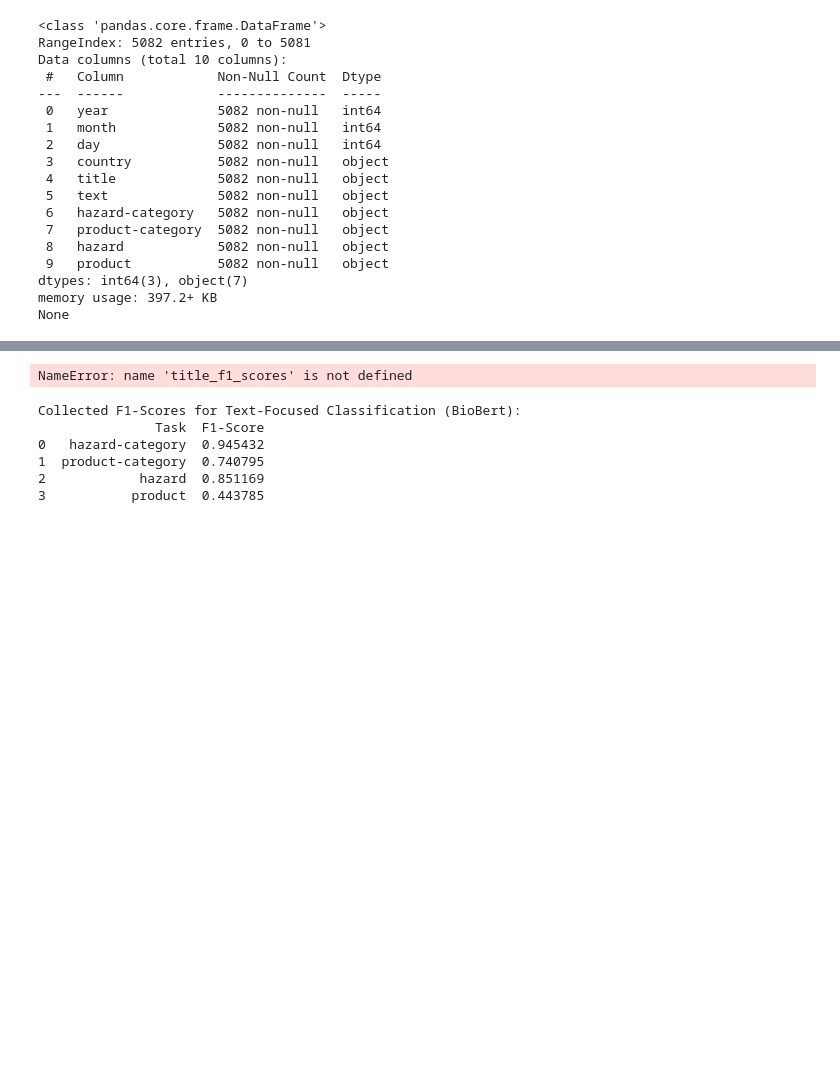
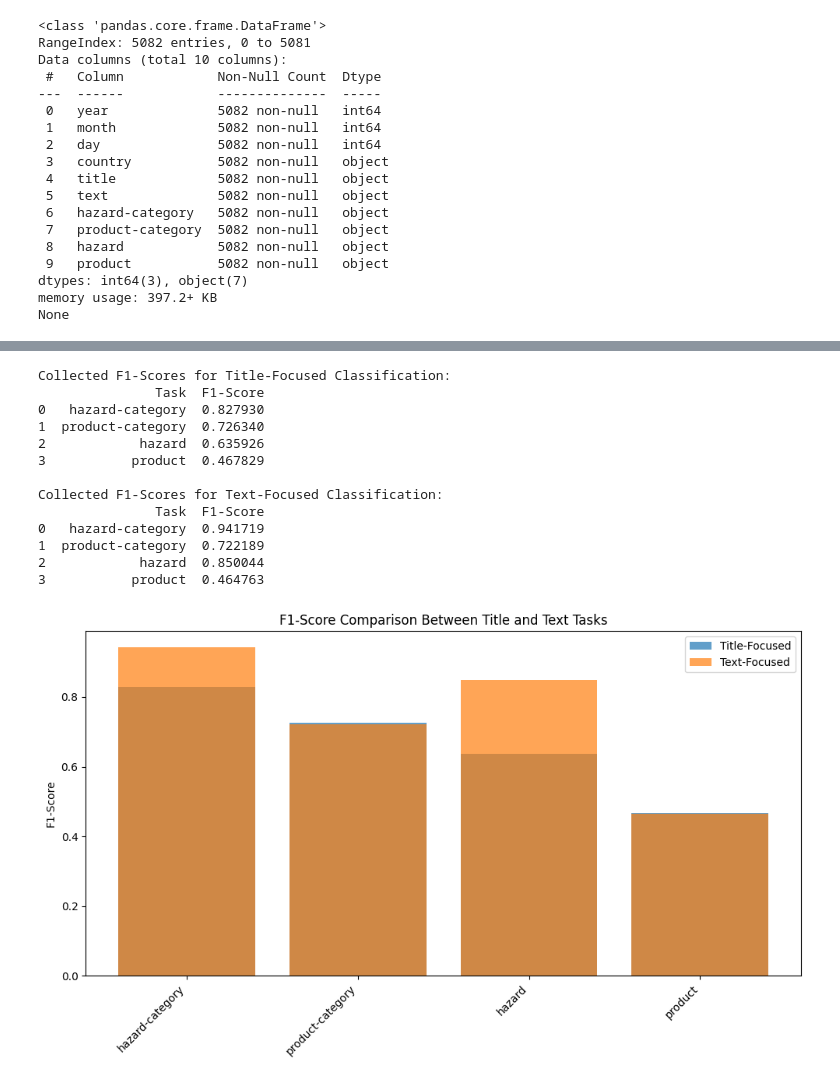
Before and after one commit to jerryk42/My-Colab, a Jupyter notebook: Training.ipynb, the cells around one changed output, grey strips where cells are left out. Cells and saved outputs as stored; diff of their text form; code cells hidden in the pictures; blank space fills up the shorter version.

```diff
--- a/Training.ipynb
+++ b/Training.ipynb
@@ -136,7 +137,7 @@ targets_subtask2 = ['hazard','product']
 # %%
 # Encode target labels to numeric values
 label_encoders = {}
-for target in targets_subtask1 + targets_subtask2:
+for target in subtask1 + subtask2:
     le = LabelEncoder()
     df[target] = le.fit_transform(df[target])
     label_encoders[target] = le
@@ -144,11 +145,11 @@ for target in targets_subtask1 + targets_subtask2:
 # Prepare data for both title and text
 def prepare_data(text_column):
     X = df[features + [text_column]]
-    y_subtask1 = df[targets_subtask1]
-    y_subtask2 = df[targets_subtask2]
+    y_subtask1 = df[subtask1]
+    y_subtask2 = df[subtask2]
 
     data_splits = {}
-    for target in targets_subtask1 + targets_subtask2:
+    for target in subtask1 + subtask2:
         X_train, X_test, y_train, y_test = train_test_split(
             X, df[target], test_size=0.1, random_state=42
         )
@@ -292,7 +293,7 @@ def train_and_evaluate_nn(data_splits, targets, model_type='title', early_stoppi
 # %%
 # Train and evaluate for both title and text
 print("\nTraining and Evaluating for Title Tasks:")
-title_f1_scores = train_and_evaluate_nn(title_splits, targets_subtask1 + targets_subtask2, model_type='title')
+title_f1_scores = train_and_evaluate_nn(title_splits, subtask1 + subtask2, model_type='title')
 # %% [output]
 Training and Evaluating for Title Tasks:
 
@@ -304,6 +336,6 @@ KeyboardInterrupt:
 # %%
 print("\nTraining and Evaluating for Text Tasks:")
-text_f1_scores = train_and_evaluate_nn(text_splits, targets_subtask1 + targets_subtask2, model_type='text')
+text_f1_scores = train_and_evaluate_nn(text_splits, subtask1 + subtask2, model_type='text')
 # %% [output]
 Training and Evaluating for Text Tasks:
 
@@ -347,48 +389,45 @@ Epoch 10/100 - Training: hazard-category
 # %%
 # Create DataFrames for F1 scores for title and text
 f1_scores_title_df = pd.DataFrame({
-    'Task': targets_subtask1 + targets_subtask2,
+    'Task': subtask1 + subtask2,
     'F1-Score': title_f1_scores
 })
 
 f1_scores_text_df = pd.DataFrame({
-    'Task': targets_subtask1 + targets_subtask2,
+    'Task': subtask1 + subtask2,
     'F1-Score': text_f1_scores
 })
 
 # Print the collected F1-scores for title
-print("\nCollected F1-Scores for Title-Focused Classification (BioBert):")
+print("\nCollected F1-Scores for Title-Focused Classification:")
 print(f1_scores_title_df)
 
 # Print the collected F1-scores for text
-print("\nCollected F1-Scores for Text-Focused Classification (BioBert):")
+print("\nCollected F1-Scores for Text-Focused Classification:")
 print(f1_scores_text_df)
 
 # Plot F1-scores for visual comparison
 plt.figure(figsize=(10, 6))
 plt.bar(f1_scores_title_df['Task'], f1_scores_title_df['F1-Score'], alpha=0.7, label='Title-Focused')
 plt.bar(f1_scores_text_df['Task'], f1_scores_text_df['F1-Score'], alpha=0.7, label='Text-Focused')
 plt.ylabel("F1-Score")
-plt.title("F1-Score Comparison Between Title and Text Tasks (BioBert)")
+plt.title("F1-Score Comparison Between Title and Text Tasks")
 plt.xticks(rotation=45, ha='right')
 plt.legend()
 plt.tight_layout()
 plt.show()
 # %% [output]
-NameError: name 'title_f1_scores' is not defined
+Collected F1-Scores for Title-Focused Classification:
+               Task  F1-Score
+0   hazard-category  0.827930
+1  product-category  0.726340
+2            hazard  0.635926
+3           product  0.467829
+
+Collected F1-Scores for Text-Focused Classification:
+               Task  F1-Score
+0   hazard-category  0.941719
+1  product-category  0.722189
+2            hazard  0.850044
+3           product  0.464763
+[figure, added]
-# %%
-f1_scores_text_df = pd.DataFrame({
-    'Task': targets_subtask1 + targets_subtask2,
-    'F1-Score': text_f1_scores
-})
-
-# Print the collected F1-scores for text
-print("\nCollected F1-Scores for Text-Focused Classification (BioBert):")
-print(f1_scores_text_df)
-# %% [output]
-Collected F1-Scores for Text-Focused Classification (BioBert):
-               Task  F1-Score
-0   hazard-category  0.945432
-1  product-category  0.740795
-2            hazard  0.851169
-3           product  0.443785
```
Also changed, not shown: parts of 11 cells of this notebook.
